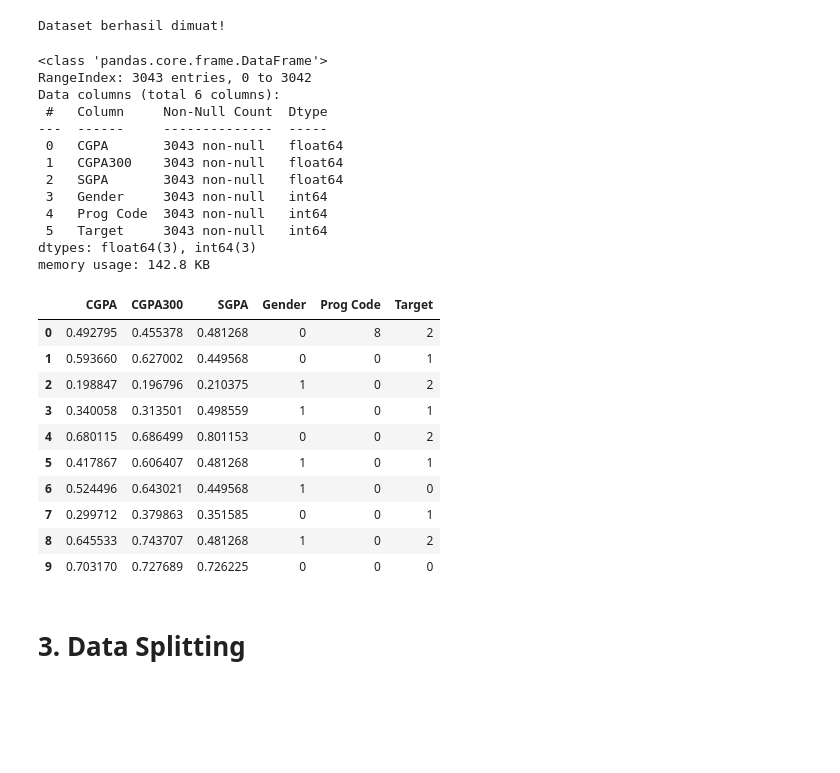
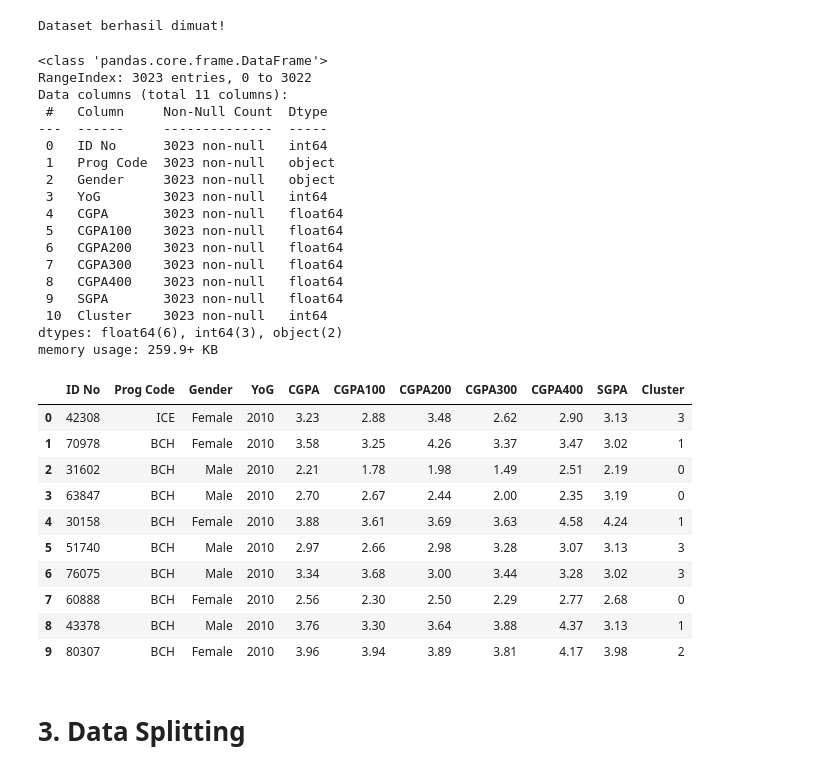
Before and after one commit to dewipuspita0904/MembangunProyekMachineLearning, a Jupyter notebook: [Klasifikasi]_Submission_Akhir_BMLP_Your_Name.ipynb, the cells around one changed output. Saved outputs shown, nothing was run; the diff lists cells and outputs as text; code cells hidden in the pictures; blank space fills up the shorter version.

```diff
--- a/[Klasifikasi]_Submission_Akhir_BMLP_Your_Name.ipynb
+++ b/[Klasifikasi]_Submission_Akhir_BMLP_Your_Name.ipynb
@@ -29,7 +29,7 @@ warnings.filterwarnings("ignore")
 Memuat dataset hasil clustering dari file CSV ke dalam variabel DataFrame.
 # %%
 #Pengecekan apakah dataset tersedia sebelum membaca data
-file_path = "/content/filtered_data.csv"
+file_path = "/content/CGPA_clustered.csv"
 
 if os.path.exists(file_path):
     data_df = pd.read_csv(file_path)
@@ -40,32 +40,37 @@ Dataset berhasil dimuat!
 data_df.info()
 # %% [output]
 <class 'pandas.core.frame.DataFrame'>
-RangeIndex: 3043 entries, 0 to 3042
-Data columns (total 6 columns):
+RangeIndex: 3023 entries, 0 to 3022
+Data columns (total 11 columns):
  #   Column     Non-Null Count  Dtype
 ---  ------     --------------  -----
- 0   CGPA       3043 non-null   float64
- 1   CGPA300    3043 non-null   float64
- 2   SGPA       3043 non-null   float64
- 3   Gender     3043 non-null   int64
- 4   Prog Code  3043 non-null   int64
- 5   Target     3043 non-null   int64
-dtypes: float64(3), int64(3)
-memory usage: 142.8 KB
+ 0   ID No      3023 non-null   int64
+ 1   Prog Code  3023 non-null   object
+ 2   Gender     3023 non-null   object
+ 3   YoG        3023 non-null   int64
+ 4   CGPA       3023 non-null   float64
+ 5   CGPA100    3023 non-null   float64
+ 6   CGPA200    3023 non-null   float64
+ 7   CGPA300    3023 non-null   float64
+ 8   CGPA400    3023 non-null   float64
+ 9   SGPA       3023 non-null   float64
+ 10  Cluster    3023 non-null   int64
+dtypes: float64(6), int64(3), object(2)
+memory usage: 259.9+ KB
 # %%
-display(data_df.head(10))
+data_df.head(10)
 # %% [output]
-|  | CGPA | CGPA300 | SGPA | Gender | Prog Code | Target |
-| 0 | 0.492795 | 0.455378 | 0.481268 | 0 | 8 | 2 |
-| 1 | 0.593660 | 0.627002 | 0.449568 | 0 | 0 | 1 |
-| 2 | 0.198847 | 0.196796 | 0.210375 | 1 | 0 | 2 |
-| 3 | 0.340058 | 0.313501 | 0.498559 | 1 | 0 | 1 |
-| 4 | 0.680115 | 0.686499 | 0.801153 | 0 | 0 | 2 |
-| 5 | 0.417867 | 0.606407 | 0.481268 | 1 | 0 | 1 |
-| 6 | 0.524496 | 0.643021 | 0.449568 | 1 | 0 | 0 |
-| 7 | 0.299712 | 0.379863 | 0.351585 | 0 | 0 | 1 |
-| 8 | 0.645533 | 0.743707 | 0.481268 | 1 | 0 | 2 |
-| 9 | 0.703170 | 0.727689 | 0.726225 | 0 | 0 | 0 |
+|  | ID No | Prog Code | Gender | YoG | CGPA | CGPA100 | CGPA200 | CGPA300 | CGPA400 | SGPA | Cluster |
+| 0 | 42308 | ICE | Female | 2010 | 3.23 | 2.88 | 3.48 | 2.62 | 2.90 | 3.13 | 3 |
+| 1 | 70978 | BCH | Female | 2010 | 3.58 | 3.25 | 4.26 | 3.37 | 3.47 | 3.02 | 1 |
+| 2 | 31602 | BCH | Male | 2010 | 2.21 | 1.78 | 1.98 | 1.49 | 2.51 | 2.19 | 0 |
+| 3 | 63847 | BCH | Male | 2010 | 2.70 | 2.67 | 2.44 | 2.00 | 2.35 | 3.19 | 0 |
+| 4 | 30158 | BCH | Female | 2010 | 3.88 | 3.61 | 3.69 | 3.63 | 4.58 | 4.24 | 1 |
+| 5 | 51740 | BCH | Male | 2010 | 2.97 | 2.66 | 2.98 | 3.28 | 3.07 | 3.13 | 3 |
+| 6 | 76075 | BCH | Male | 2010 | 3.34 | 3.68 | 3.00 | 3.44 | 3.28 | 3.02 | 3 |
+| 7 | 60888 | BCH | Female | 2010 | 2.56 | 2.30 | 2.50 | 2.29 | 2.77 | 2.68 | 0 |
+| 8 | 43378 | BCH | Male | 2010 | 3.76 | 3.30 | 3.64 | 3.88 | 4.37 | 3.13 | 1 |
+| 9 | 80307 | BCH | Female | 2010 | 3.96 | 3.94 | 3.89 | 3.81 | 4.17 | 3.98 | 2 |
 # %% [markdown]
 # **3. Data Splitting**
 # %% [markdown]
```
Also changed, not shown: parts of 34 cells of this notebook.
